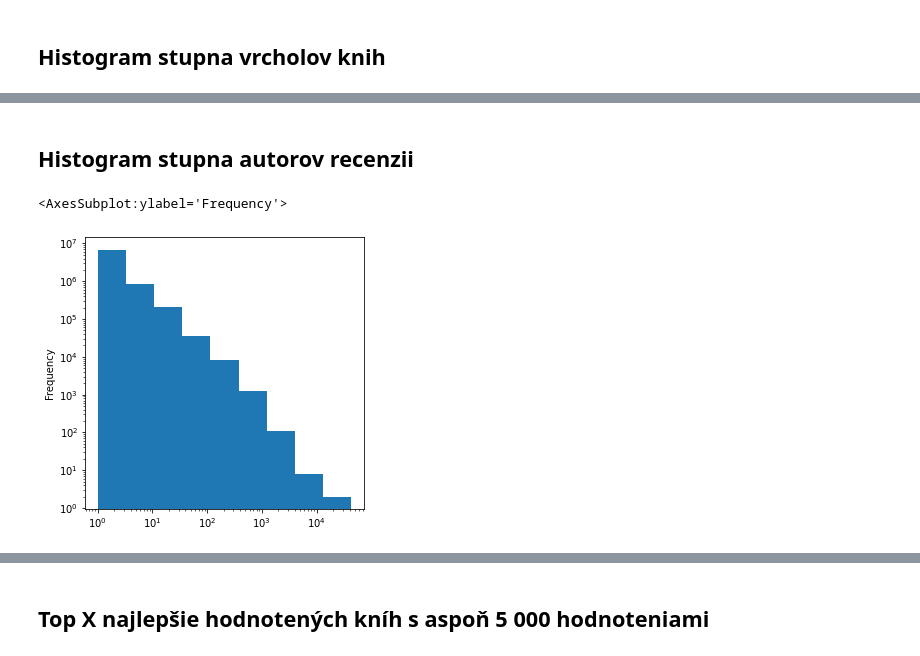
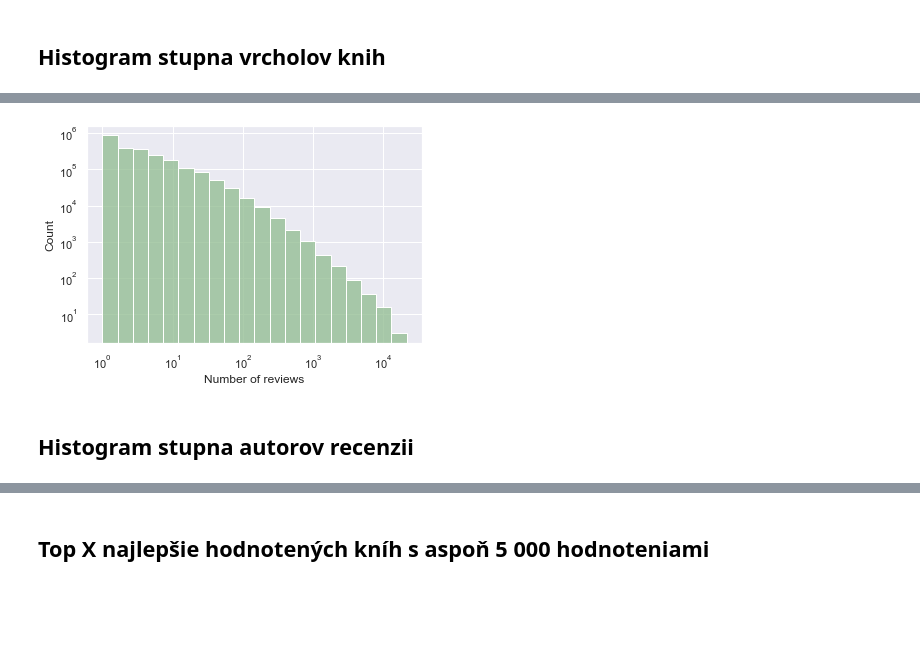
Before and after one commit to 01011001010/Veda-o-sietach-projekt, a Jupyter notebook: statistika.ipynb, the cells around one changed output, grey strips where cells are left out. Drawn from its saved outputs; the diff is of its cells as text; code cells hidden in the pictures; blank space fills up the shorter version.

```diff
--- a/statistika.ipynb
+++ b/statistika.ipynb
@@ -42,10 +58,10 @@ df['ISBN'].value_counts().plot(kind='hist', bins=np.logspace(np.log10(1),np.log1
+# %%
+fig, ax = plt.subplots()
+ax.set_xscale('log')
+ax.set_yscale('log')
+sns.histplot(ax=ax, data=pd.DataFrame(df['ISBN'].value_counts()).rename(columns={'ISBN':'Number of reviews'}), x='Number of reviews', bins=20, color='darkseagreen')
+plt.show()
+# %% [output]
+[figure, added]
 # %% [markdown]
 ## Histogram stupna autorov recenzii
-# %%
-plt.figure(figsize=(5,5))
-plt.yscale('log')
-plt.xscale('log')
-df['ID_reviewer'].value_counts().plot(kind='hist', bins=np.logspace(np.log10(1),np.log10(43201), 10))
-# %% [output]
-<AxesSubplot:ylabel='Frequency'>
-[figure, removed]
```
Also changed, not shown: parts of 11 cells of this notebook.
